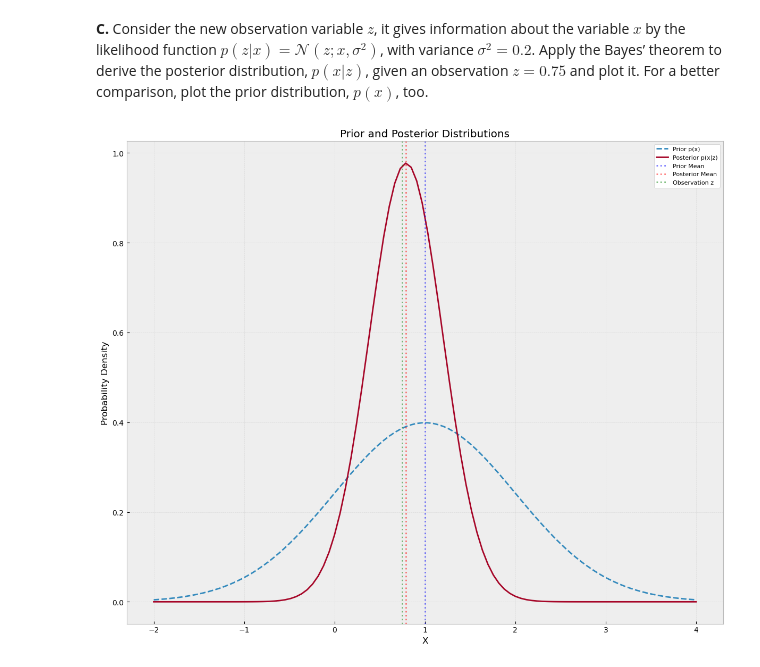
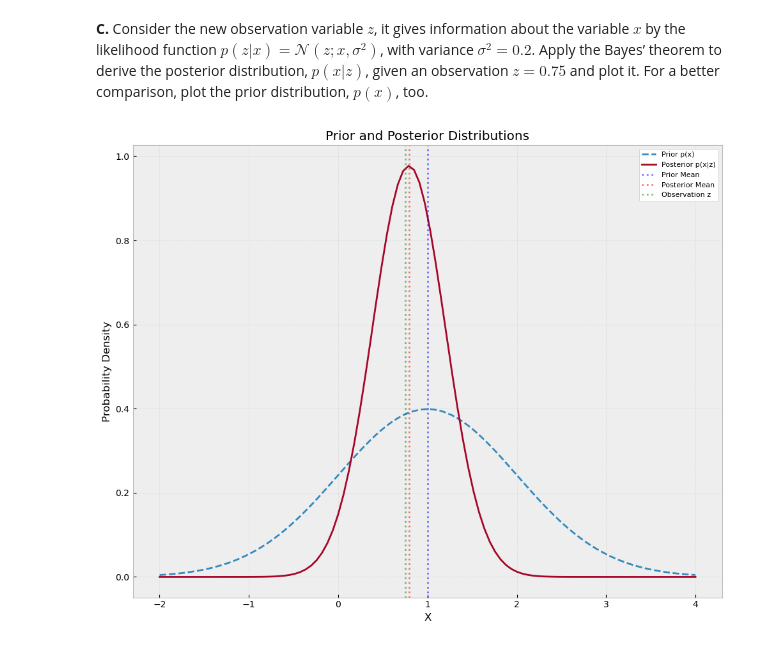
Before and after one commit to Fatyhich/sk_perception, a Jupyter notebook: PS/PS1_Fatykhich.ipynb, the cells around one changed output. Cells and saved outputs as stored; diff of their text form; code cells hidden in the pictures.

```diff
--- a/PS/PS1_Fatykhich.ipynb
+++ b/PS/PS1_Fatykhich.ipynb
@@ -57,32 +57,32 @@ plt.show()
 # %%
 # Parameters
 z = 0.75
 sigma_z = 0.2
 prior_mean = 1
 prior_var = 1
 
 # Bayes theorem
 posterior_var = 1 / (1/prior_var + 1/sigma_z)
 posterior_mean = posterior_var * (prior_mean/prior_var + z/sigma_z)
 
 # Calculate PDFs
 prior_pdf = stats.norm.pdf(x, prior_mean, np.sqrt(prior_var))
 posterior_pdf = stats.norm.pdf(x, posterior_mean, np.sqrt(posterior_var))
 
-plt.figure(figsize=(12, 10))
+plt.figure(figsize=(10, 8))
 plt.plot(x, prior_pdf, label='Prior p(x)', linestyle='--')
 plt.plot(x, posterior_pdf, label='Posterior p(x|z)')
 
 plt.axvline(x=prior_mean, color='blue', linestyle=':', alpha=0.5, label='Prior Mean')
 plt.axvline(x=posterior_mean, color='red', linestyle=':', alpha=0.5, label='Posterior Mean')
 plt.axvline(x=z, color='green', linestyle=':', alpha=0.5, label='Observation z')
 
 plt.title('Prior and Posterior Distributions')
 plt.xlabel('X')
 plt.ylabel('Probability Density')
 plt.grid(True, alpha=0.3)
 plt.legend(facecolor='white', framealpha=1, fontsize=8)
 plt.tight_layout()
 plt.show()
 # %% [output]
-[figure, old version]
+[figure, new version]
```
Also changed, not shown: parts of 9 cells of this notebook.
